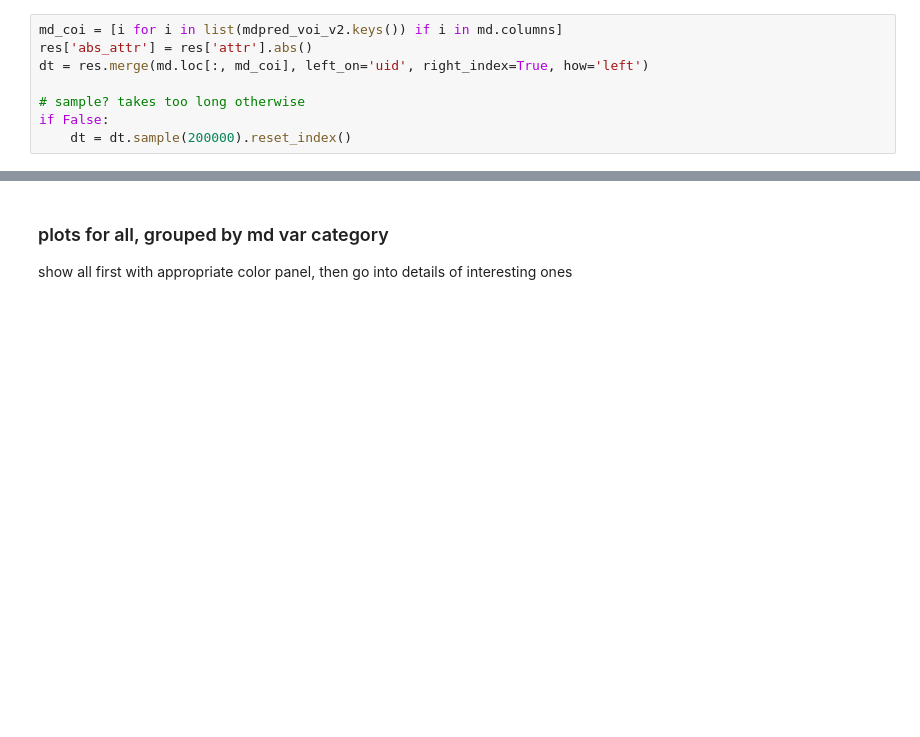
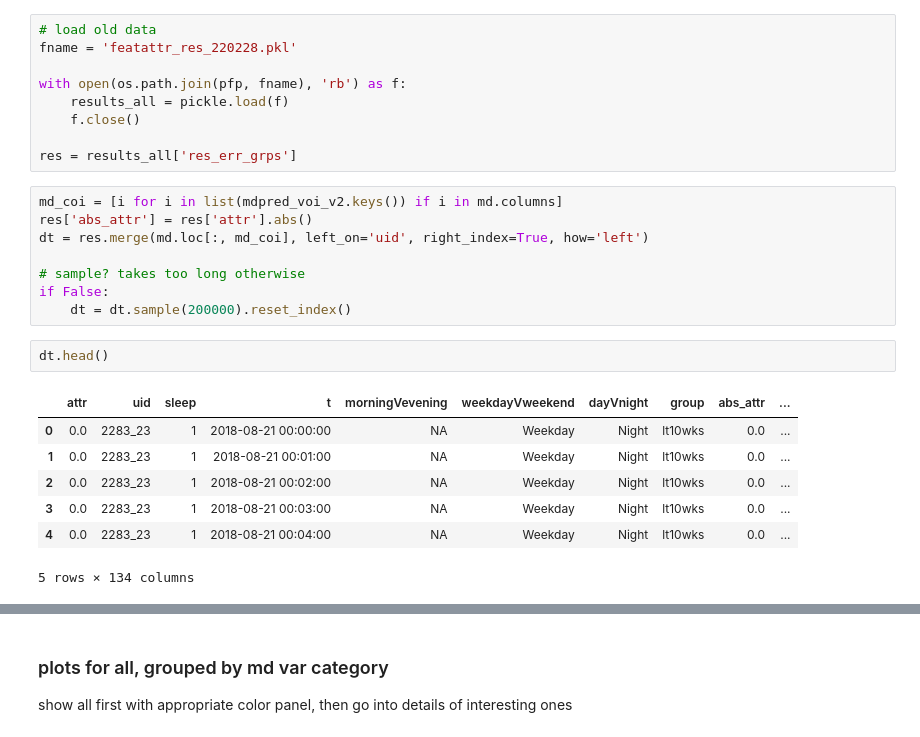
Before and after one commit to nealgravindra/wearables, a Jupyter notebook: notebooks/interp_featattr.ipynb, the cells around one changed output, grey strips where cells are left out. Drawn from its saved outputs; the diff is of its cells as text; blank space fills up the shorter version.

```diff
--- a/notebooks/interp_featattr.ipynb
+++ b/notebooks/interp_featattr.ipynb
@@ -813,6 +813,15 @@ NOTE: for doubling the length of sample, it is roughly doubling the computation
 # %%
 from wearables.scripts.md_specification import mdpred_voi_v2
 from wearables.scripts import correlate_tabular_data as weartabcorr
+# %%
+# load old data
+fname = 'featattr_res_220228.pkl'
+
+with open(os.path.join(pfp, fname), 'rb') as f:
+    results_all = pickle.load(f)
+    f.close()
+
+res = results_all['res_err_grps']
 # %%
 md_coi = [i for i in list(mdpred_voi_v2.keys()) if i in md.columns]
 res['abs_attr'] = res['attr'].abs()
@@ -821,4 +830,14 @@ dt = res.merge(md.loc[:, md_coi], left_on='uid', right_index=True, how='left')
 # sample? takes too long otherwise
 if False:
     dt = dt.sample(200000).reset_index()
+# %%
+dt.head()
+# %% [output]
+|  | attr | uid | sleep | t | morningVevening | weekdayVweekend | dayVnight | group | abs_attr | ... |
+| 0 | 0.0 | 2283_23 | 1 | 2018-08-21 00:00:00 | NA | Weekday | Night | lt10wks | 0.0 | ... |
+| 1 | 0.0 | 2283_23 | 1 | 2018-08-21 00:01:00 | NA | Weekday | Night | lt10wks | 0.0 | ... |
+| 2 | 0.0 | 2283_23 | 1 | 2018-08-21 00:02:00 | NA | Weekday | Night | lt10wks | 0.0 | ... |
+| 3 | 0.0 | 2283_23 | 1 | 2018-08-21 00:03:00 | NA | Weekday | Night | lt10wks | 0.0 | ... |
+| 4 | 0.0 | 2283_23 | 1 | 2018-08-21 00:04:00 | NA | Weekday | Night | lt10wks | 0.0 | ... |
+5 rows × 134 columns
 # %%
```
Also changed, not shown: parts of 14 cells of this notebook, 2 other files.
